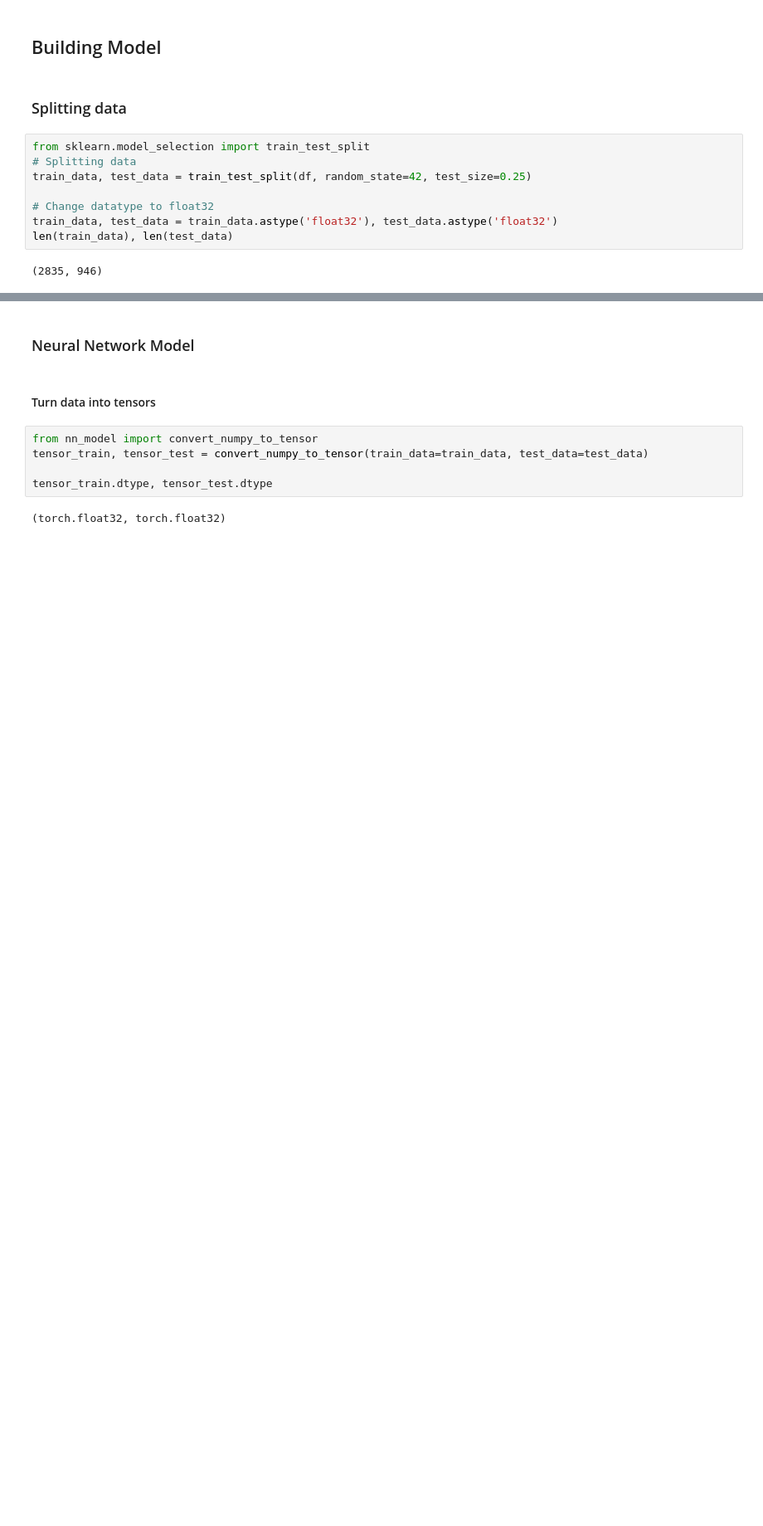
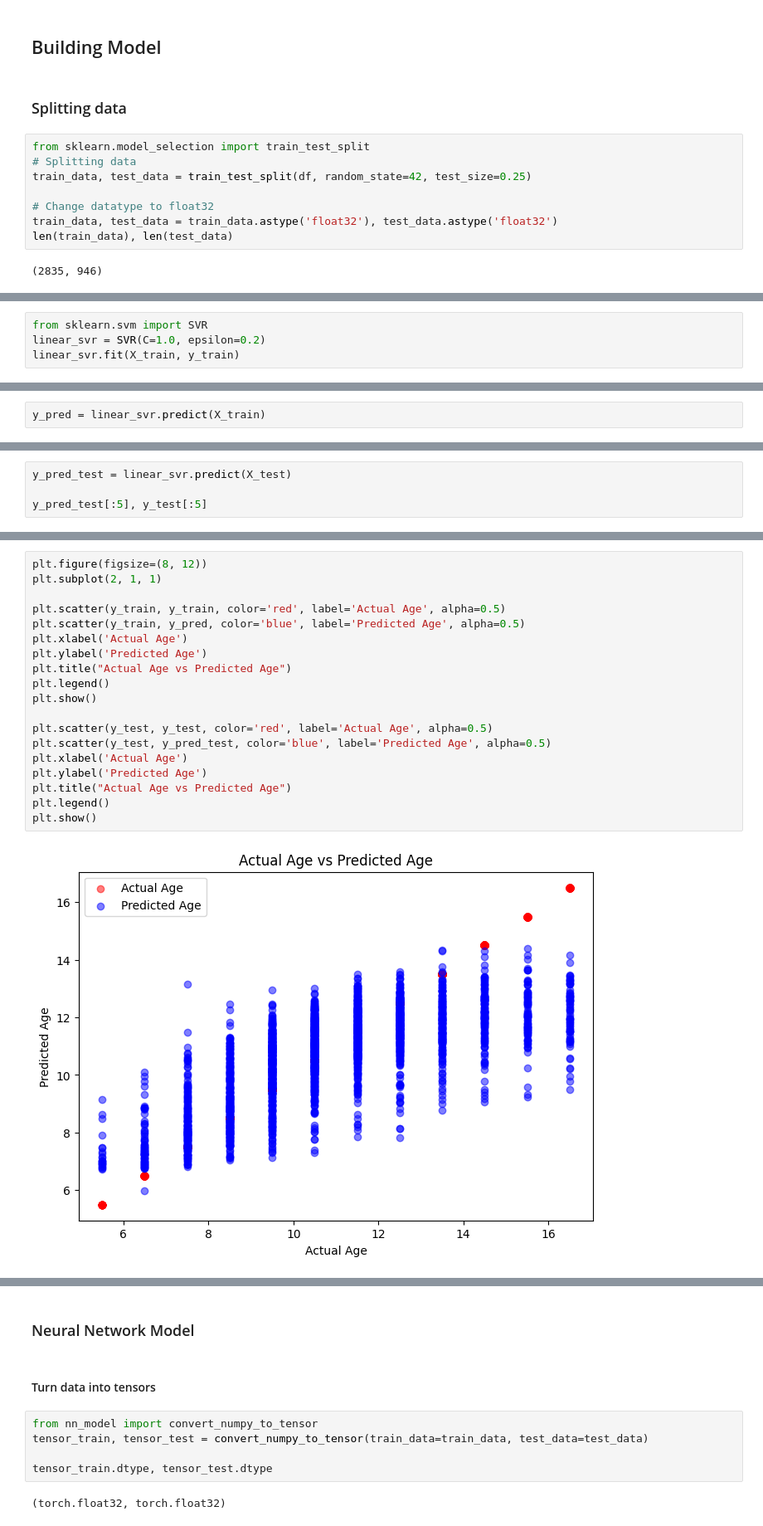
Before and after one commit to SovansunchhayKhoun/final-ml-project, a Jupyter notebook: main.ipynb, the cells around one changed output, grey strips where cells are left out. Shown at 83% size. Cells and saved outputs as stored; diff of their text form; blank space fills up the shorter version.

```diff
--- a/main.ipynb
+++ b/main.ipynb
@@ -274,0 +376,4 @@ len(train_data), len(test_data)
+# %%
+from sklearn.svm import SVR
+linear_svr = SVR(C=1.0, epsilon=0.2)
+linear_svr.fit(X_train, y_train)
@@ -274,0 +382,2 @@ len(train_data), len(test_data)
+# %%
+y_pred = linear_svr.predict(X_train)
@@ -274,0 +393,4 @@ len(train_data), len(test_data)
+# %%
+y_pred_test = linear_svr.predict(X_test)
+
+y_pred_test[:5], y_test[:5]
@@ -274,0 +414,21 @@ len(train_data), len(test_data)
+# %%
+plt.figure(figsize=(8, 12))
+plt.subplot(2, 1, 1)
+
+plt.scatter(y_train, y_train, color='red', label='Actual Age', alpha=0.5)
+plt.scatter(y_train, y_pred, color='blue', label='Predicted Age', alpha=0.5)
+plt.xlabel('Actual Age')
+plt.ylabel('Predicted Age')
+plt.title("Actual Age vs Predicted Age")
+plt.legend()
+plt.show()
+
+plt.scatter(y_test, y_test, color='red', label='Actual Age', alpha=0.5)
+plt.scatter(y_test, y_pred_test, color='blue', label='Predicted Age', alpha=0.5)
+plt.xlabel('Actual Age')
+plt.ylabel('Predicted Age')
+plt.title("Actual Age vs Predicted Age")
+plt.legend()
+plt.show()
+# %% [output]
+[figure, added]
```
Also changed, not shown: parts of 24 cells of this notebook, 1 other file.
